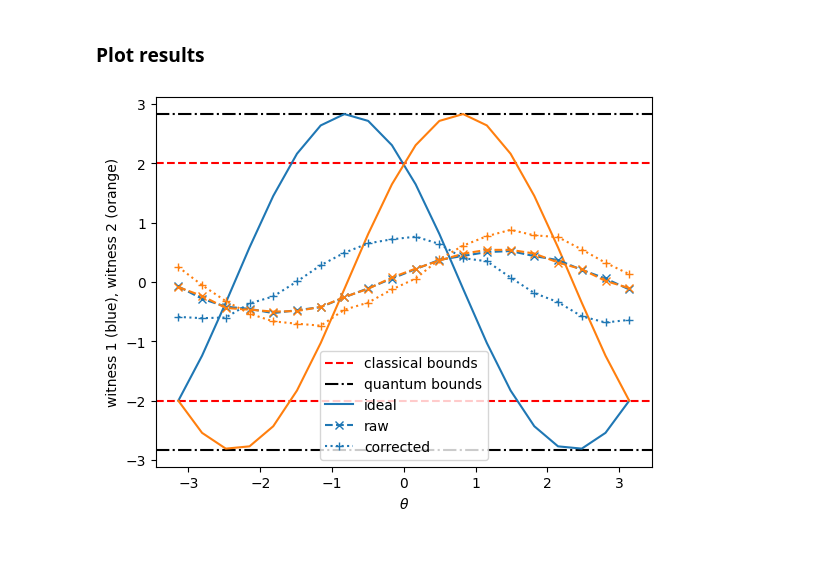
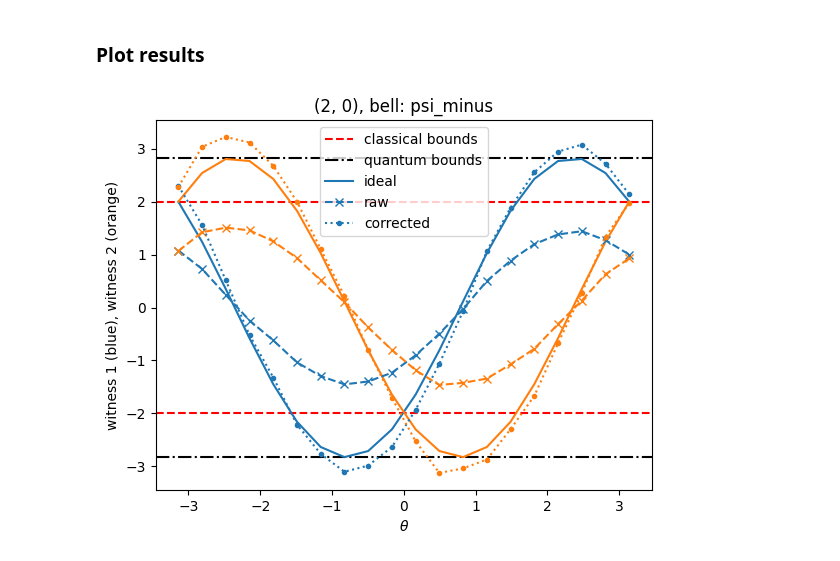
Before and after one commit to qilimanjaro-tech/qiboconnection-portfolio, a Jupyter notebook: chsh.ipynb, the cells around one changed output. Cells and saved outputs as stored; diff of their text form; code cells hidden in the pictures.

Commit message:
proper chsh (no error bars)

```diff
--- a/chsh.ipynb
+++ b/chsh.ipynb
@@ -10,8 +10,7 @@ from benchmarks.utils.qst_qpt_helper_functions import process_returned_dataforma
 
 from itertools import product
 
-# api = API(ConnectionConfiguration(username="qat", api_key="meow"))
-api = API(ConnectionConfiguration(username="apalacios", api_key="3ec51562-3ff2-4f7b-add8-b21e1645a89d"))
+api = API(ConnectionConfiguration(username="qat", api_key="meow"))
 
 
 api.select_device_id(9)
@@ -97,19 +96,21 @@ def compute_witnesses(chsh_results, measurement_calibration_weights, BELL_STATE,
         if raw != True:
             # apply measurement calibration
             chsh_result = measurement_calibration_weights @ chsh_result.T
+            # calculate expectation values from probabilities
+            expectations = np.array([1, -1, -1, 1]).T @ chsh_result
 
-        # calculate expectation values from probabilities
-        expectations = np.array([1, -1, -1, 1]).T @ chsh_result
-
+        else:
+            # calculate expectation values from probabilities
+            expectations = chsh_result @ np.array([1, -1, -1, 1])
         # compute witnesses
         witness1[i] = signs1.T @ expectations
         witness2[i] = signs2.T @ expectations
     return witness1, witness2
 # %%
 CONTROL_QUBIT = 2
-TARGET_QUBIT = 4
+TARGET_QUBIT = 0
 THETA_VALUES = np.linspace(-np.pi, np.pi, num=20)
-BELL_STATE = "phi_plus"  # "psi_minus"
+BELL_STATE = "psi_minus"
 
 NUM_SHOTS = 8000
 # %% [markdown]
@@ -207,27 +174,28 @@ w1_ideal, w2_ideal = compute_witnesses(
 # %%
 fname = f"chsh_{CONTROL_QUBIT}_{TARGET_QUBIT}_{BELL_STATE}_nshots{NUM_SHOTS}_jobid{result_id}.png"
 savefig = False
 
 fig, ax = plt.subplots()
 ax.axhline(2, color="red", linestyle="--", label="classical bounds")
 ax.axhline(-2, color="red", linestyle="--")
 ax.axhline(2 * np.sqrt(2), color="k", linestyle="-.", label="quantum bounds")
 ax.axhline(-2 * np.sqrt(2), color="k", linestyle="-.")
 
 ax.plot(THETA_VALUES, w1_ideal, label="ideal")
-ax.plot(THETA_VALUES, w2_ideal)  # , label = 'ideal')
+ax.plot(THETA_VALUES, w2_ideal)
 
 ax.plot(THETA_VALUES, w1_raw, "x--", c="C0", label="raw")
-ax.plot(THETA_VALUES, w2_raw, "x--", c="C1")  # , label = 'raw')
+ax.plot(THETA_VALUES, w2_raw, "x--", c="C1")
 
-ax.plot(THETA_VALUES, w1_corrected, "+:", c="C0", label="corrected")
-ax.plot(THETA_VALUES, w2_corrected, "+:", c="C1")  # , label = 'corrected')
+ax.plot(THETA_VALUES, w1_corrected, "o:", ms=3, c="C0", label="corrected")
+ax.plot(THETA_VALUES, w2_corrected, "o:", ms=3, c="C1")
 ax.legend()
 
 ax.set_xlabel("$\\theta$")
 ax.set_ylabel("witness 1 (blue), witness 2 (orange)")
 
+ax.set_title(f"({CONTROL_QUBIT}, {TARGET_QUBIT}), bell: {BELL_STATE}")
 if savefig:
     fig.savefig(fname, bbox_inches="tight")
 # %% [output]
-[figure, old version]
+[figure, new version]
```
Also changed, not shown: parts of 5 cells of this notebook, 1 other file.
